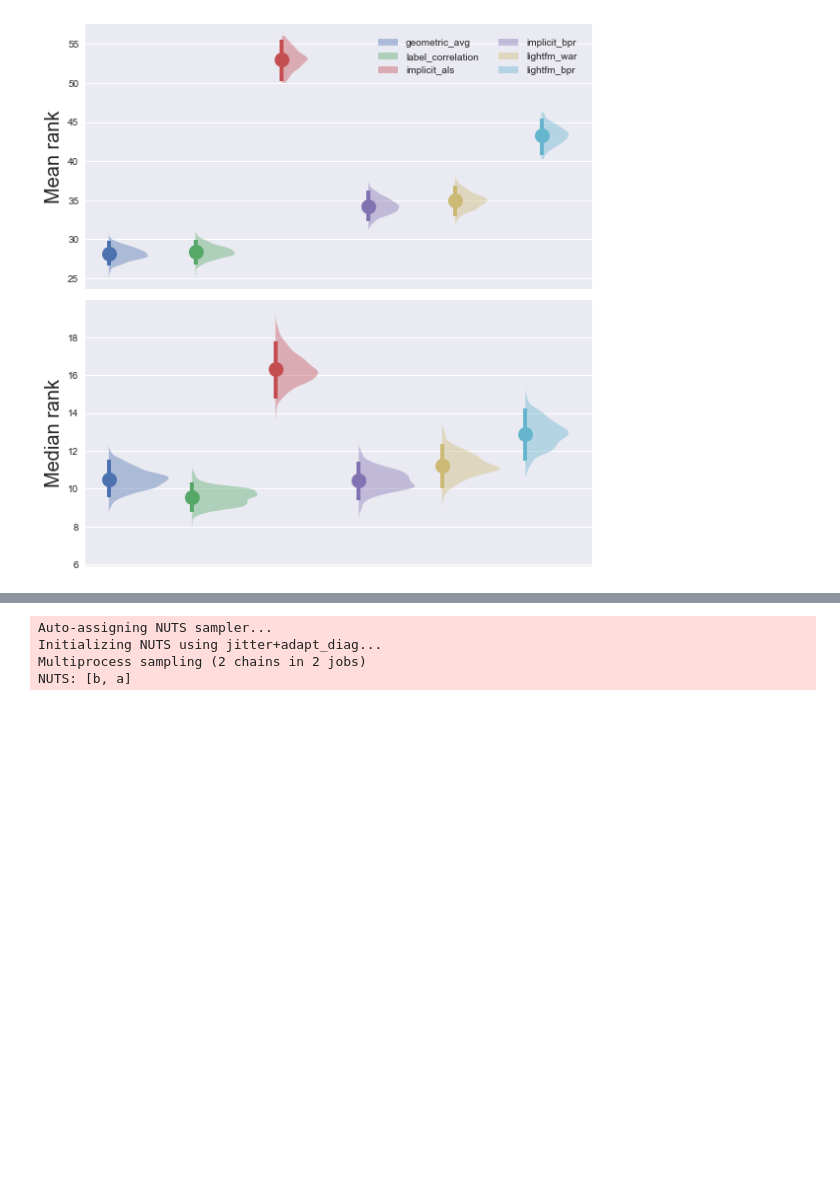
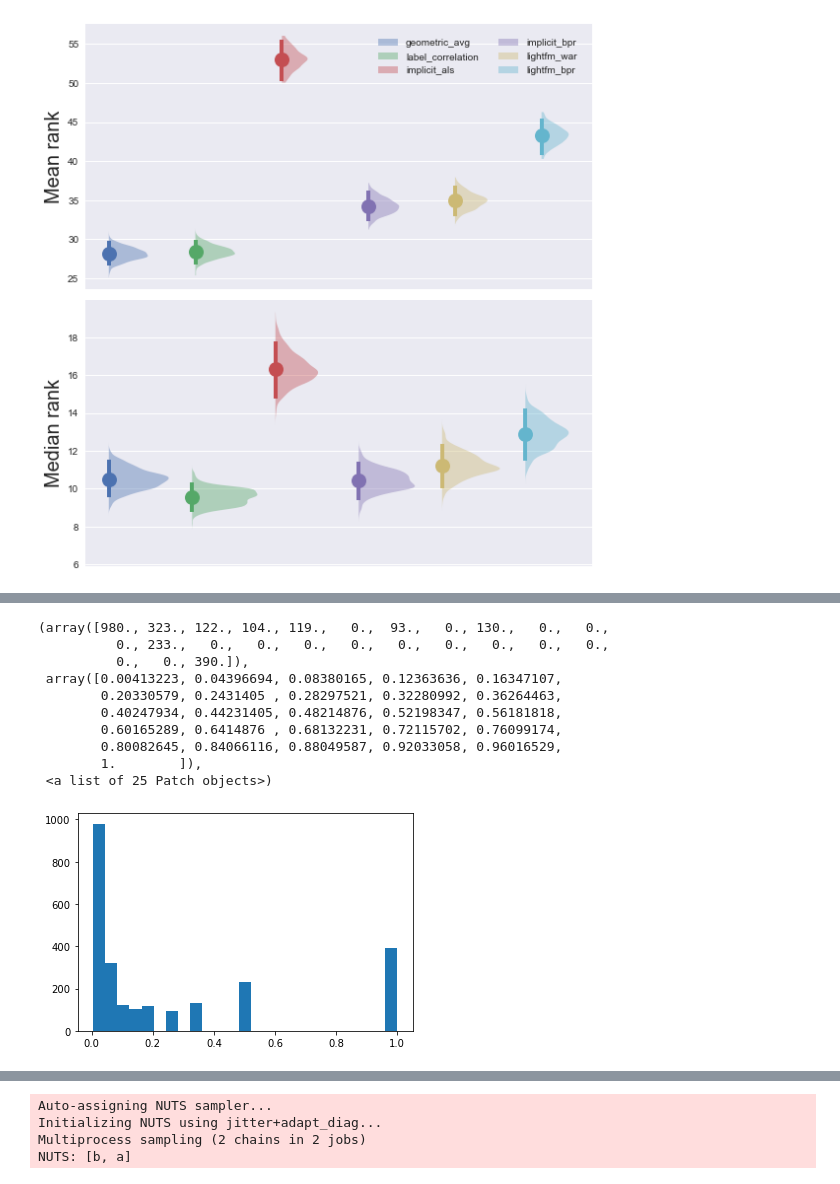
Before and after one commit to ljmartin/molrec, a Jupyter notebook: time_split/code_scrapbook.ipynb, the cells around one changed output, grey strips where cells are left out. Cells and saved outputs as stored; diff of their text form; code cells hidden in the pictures; blank space fills up the shorter version.

```diff
--- a/time_split/code_scrapbook.ipynb
+++ b/time_split/code_scrapbook.ipynb
@@ -187,0 +326,14 @@ NUTS: [b, a]
+# %%
+plt.hist(inverse_ranks, bins=25)
+# %% [output]
+(array([980., 323., 122., 104., 119.,   0.,  93.,   0., 130.,   0.,   0.,
+          0., 233.,   0.,   0.,   0.,   0.,   0.,   0.,   0.,   0.,   0.,
+          0.,   0., 390.]),
+ array([0.00413223, 0.04396694, 0.08380165, 0.12363636, 0.16347107,
+        0.20330579, 0.2431405 , 0.28297521, 0.32280992, 0.36264463,
+        0.40247934, 0.44231405, 0.48214876, 0.52198347, 0.56181818,
+        0.60165289, 0.6414876 , 0.68132231, 0.72115702, 0.76099174,
+        0.80082645, 0.84066116, 0.88049587, 0.92033058, 0.96016529,
+        1.        ]),
+ <a list of 25 Patch objects>)
+[figure, added]
```
Also changed, not shown: parts of 21 cells of this notebook, 7 other files.
